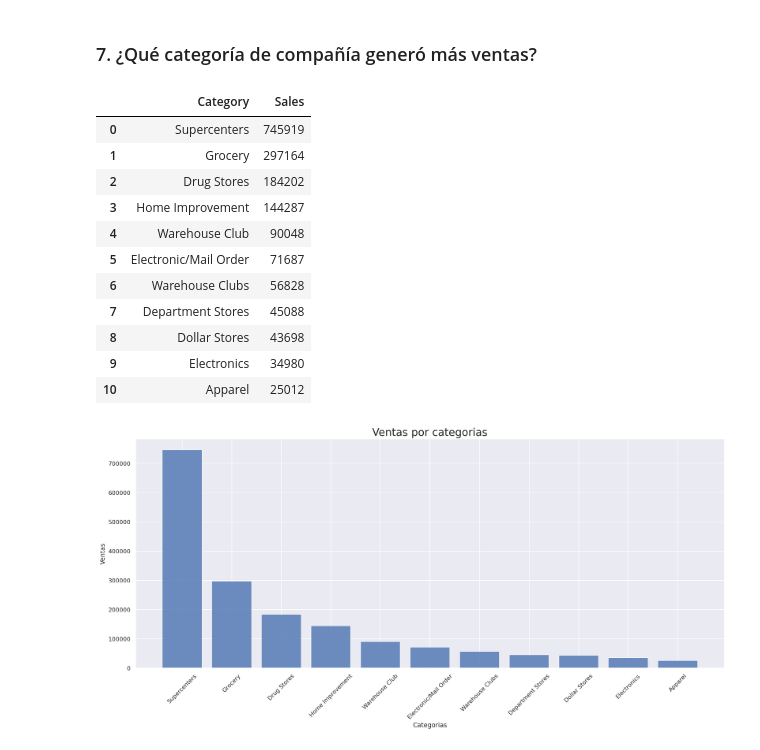
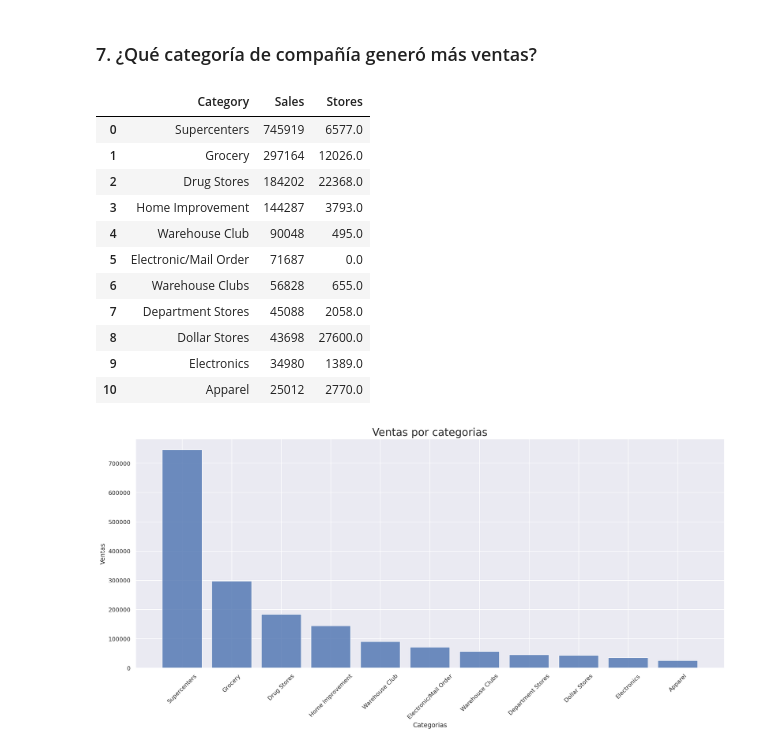
Before and after one commit to FaustinoAndres/proyecto-datacademy, a Jupyter notebook: proyecto_datacademy.ipynb, the cells around one changed output. Cells and saved outputs as stored; diff of their text form; code cells hidden in the pictures.

```diff
--- a/proyecto_datacademy.ipynb
+++ b/proyecto_datacademy.ipynb
@@ -246,23 +246,23 @@ Solo Walmart US y Walgreen Boots están dentro de las que más ventas y tiendas
 # %% [markdown]
 ### 7. ¿Qué categoría de compañía generó más ventas?
 # %%
-df_category = df.groupby(['Category']).agg({'Sales' : 'sum'})
+df_category = df.groupby(['Category']).agg({'Sales': 'sum', 'Stores': 'sum'})
 df_category = df_category.sort_values('Sales', ascending=0)
 df_category = df_category.reset_index()
 df_category
 # %% [output]
-|  | Category | Sales |
-| 0 | Supercenters | 745919 |
-| 1 | Grocery | 297164 |
-| 2 | Drug Stores | 184202 |
-| 3 | Home Improvement | 144287 |
-| 4 | Warehouse Club | 90048 |
-| 5 | Electronic/Mail Order | 71687 |
-| 6 | Warehouse Clubs | 56828 |
-| 7 | Department Stores | 45088 |
-| 8 | Dollar Stores | 43698 |
-| 9 | Electronics | 34980 |
-| 10 | Apparel | 25012 |
+|  | Category | Sales | Stores |
+| 0 | Supercenters | 745919 | 6577.0 |
+| 1 | Grocery | 297164 | 12026.0 |
+| 2 | Drug Stores | 184202 | 22368.0 |
+| 3 | Home Improvement | 144287 | 3793.0 |
+| 4 | Warehouse Club | 90048 | 495.0 |
+| 5 | Electronic/Mail Order | 71687 | 0.0 |
+| 6 | Warehouse Clubs | 56828 | 655.0 |
+| 7 | Department Stores | 45088 | 2058.0 |
+| 8 | Dollar Stores | 43698 | 27600.0 |
+| 9 | Electronics | 34980 | 1389.0 |
+| 10 | Apparel | 25012 | 2770.0 |
 # %%
 plt.bar(df_category['Category'], df_category['Sales'], alpha=0.8)
 plt.xticks(rotation=45)
```
Also changed, not shown: parts of 6 cells of this notebook.
